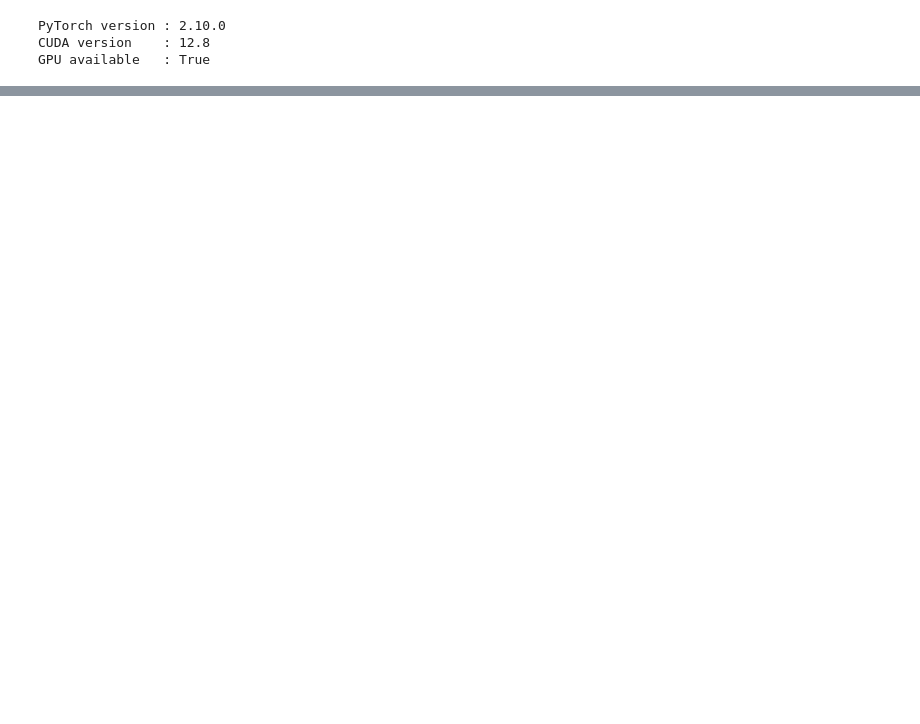
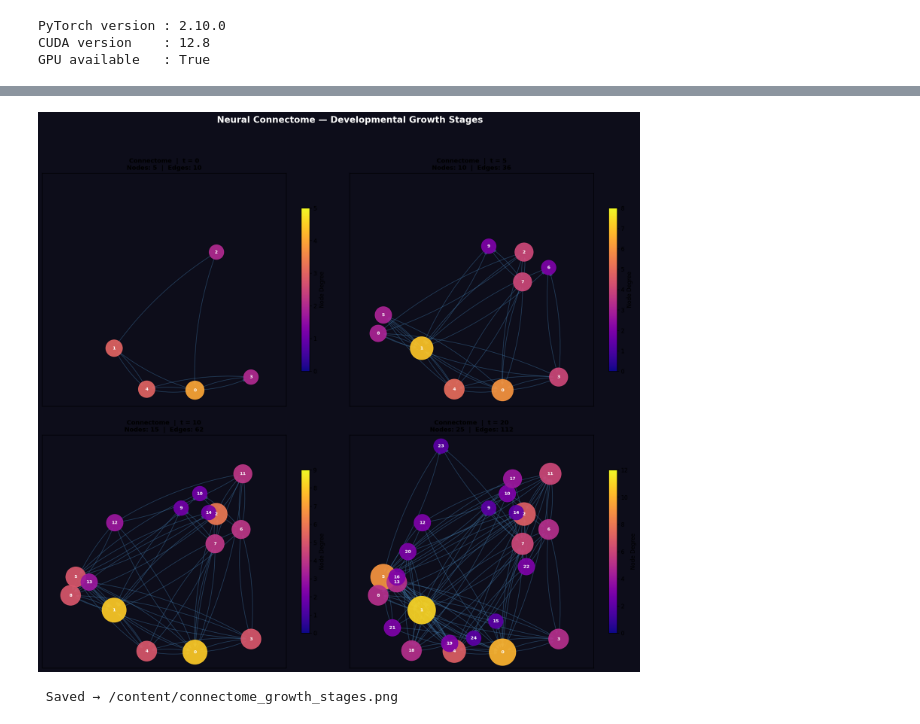
Before and after one commit to HardikSingh8/Neural-Connectome-Growth-Simulation, a Jupyter notebook: Connectome.ipynb, the cells around one changed output, grey strips where cells are left out. Drawn from its saved outputs; the diff is of its cells as text; code cells hidden in the pictures; blank space fills up the shorter version.

```diff
--- a/Connectome.ipynb
+++ b/Connectome.ipynb
@@ -1516,0 +841,24 @@ for idx in top_hubs:
+# %%
+fig, axes = plt.subplots(2, 2, figsize=(16, 14))
+fig.patch.set_facecolor('#0d0d1a')
+fig.suptitle(
+    " Neural Connectome — Developmental Growth Stages",
+    fontsize=16, fontweight='bold', color='white', y=1.01
+)
+
+axes_flat = axes.flatten()
+
+for idx, t in enumerate(SNAPSHOT_STEPS):
+    ax  = axes_flat[idx]
+    G_s = graph_snapshots[t]
+    draw_connectome(G_s, ax, title="Connectome", timestep=t)
+
+plt.tight_layout(pad=2.5)
+plt.savefig('/content/connectome_growth_stages.png',
+            dpi=150, bbox_inches='tight',
+            facecolor=fig.get_facecolor())
+plt.show()
+print(" Saved → /content/connectome_growth_stages.png")
+# %% [output]
+[figure, added]
+ Saved → /content/connectome_growth_stages.png
```
Also changed, not shown: parts of 48 cells of this notebook.
